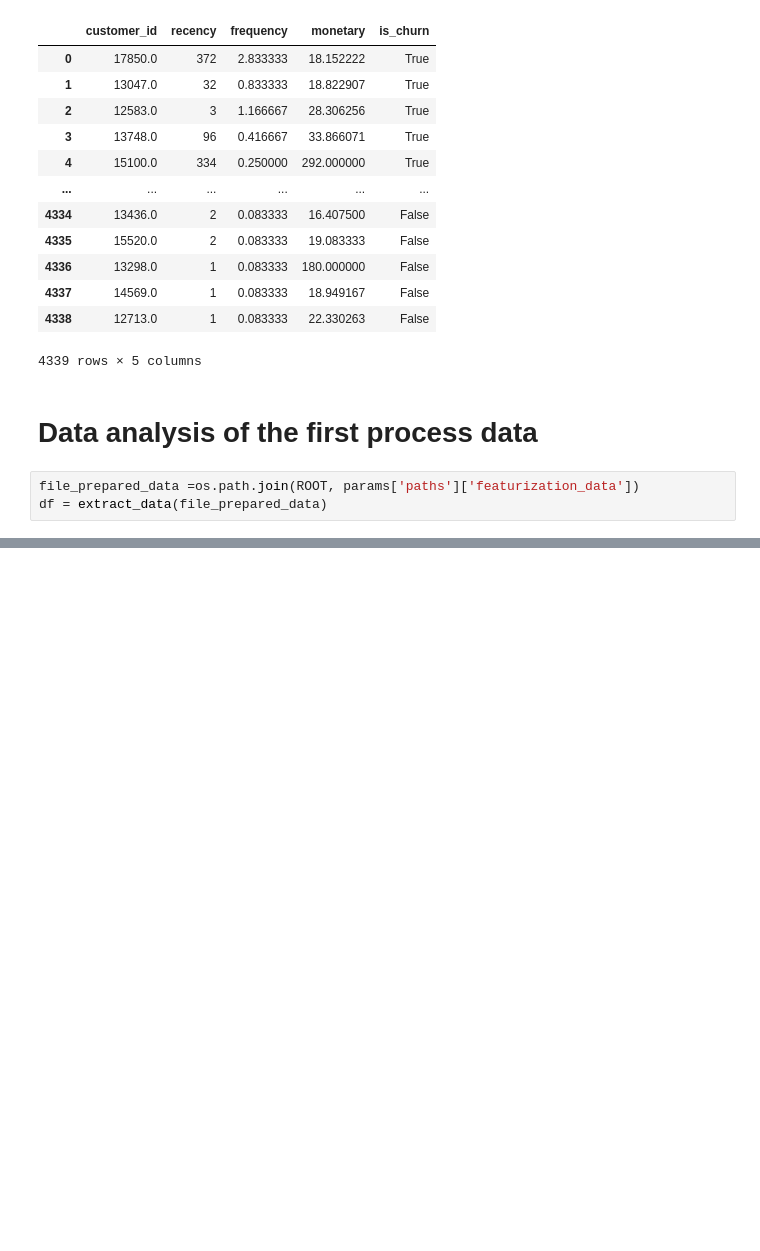
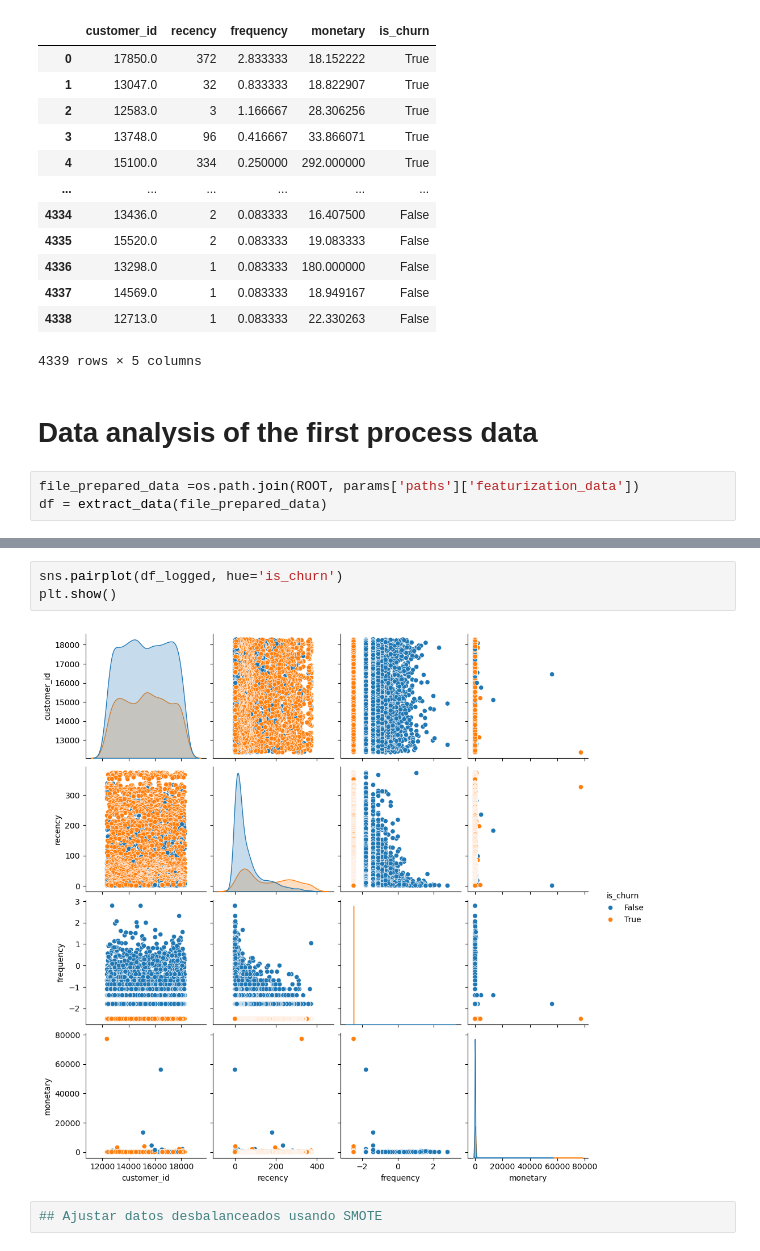
Before and after one commit to ErickMMuniz/model-churn-for-retails-using-mlops-stack, a Jupyter notebook: notebooks/EDA for process data.ipynb, the cells around one changed output, grey strips where cells are left out. Drawn from its saved outputs; the diff is of its cells as text; blank space fills up the shorter version.

```diff
--- a/notebooks/EDA for process data.ipynb
+++ b/notebooks/EDA for process data.ipynb
@@ -99,0 +124,7 @@ group_counts_size = df.groupby('Category').size()
+# %%
+sns.pairplot(df_logged, hue='is_churn')
+plt.show()
+# %% [output]
+[figure, added]
+# %%
+## Ajustar datos desbalanceados usando SMOTE
```
Also changed, not shown: parts of 8 cells of this notebook, 7 other files.
